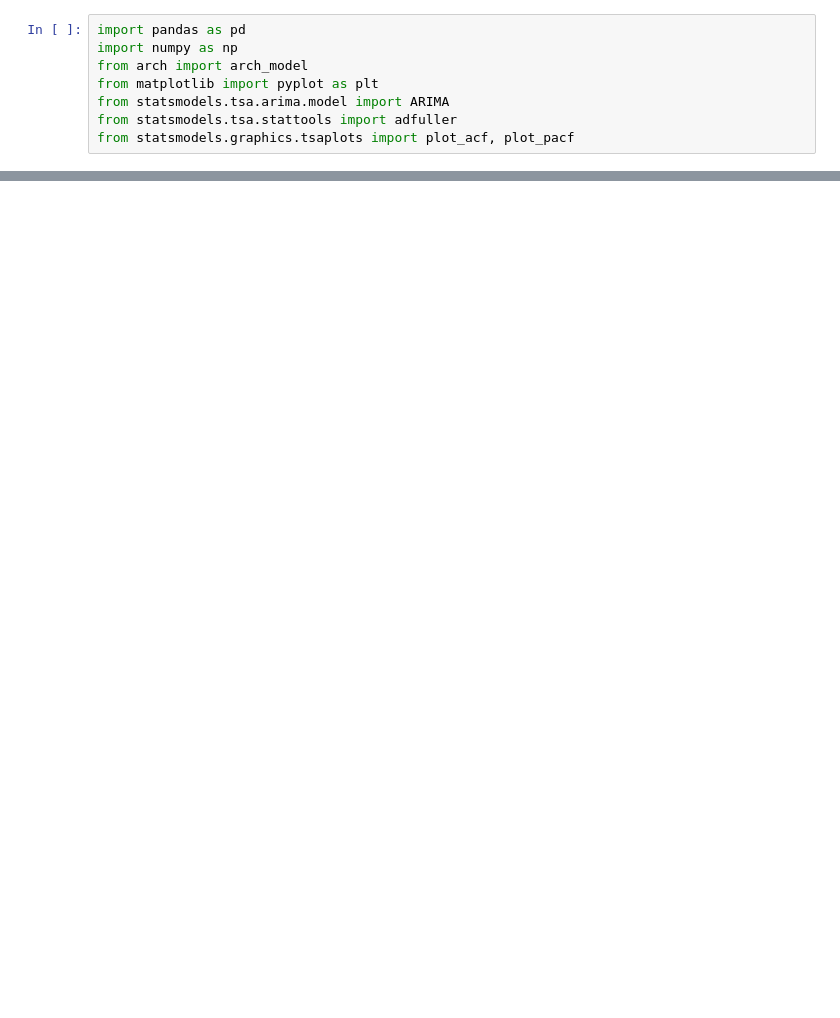
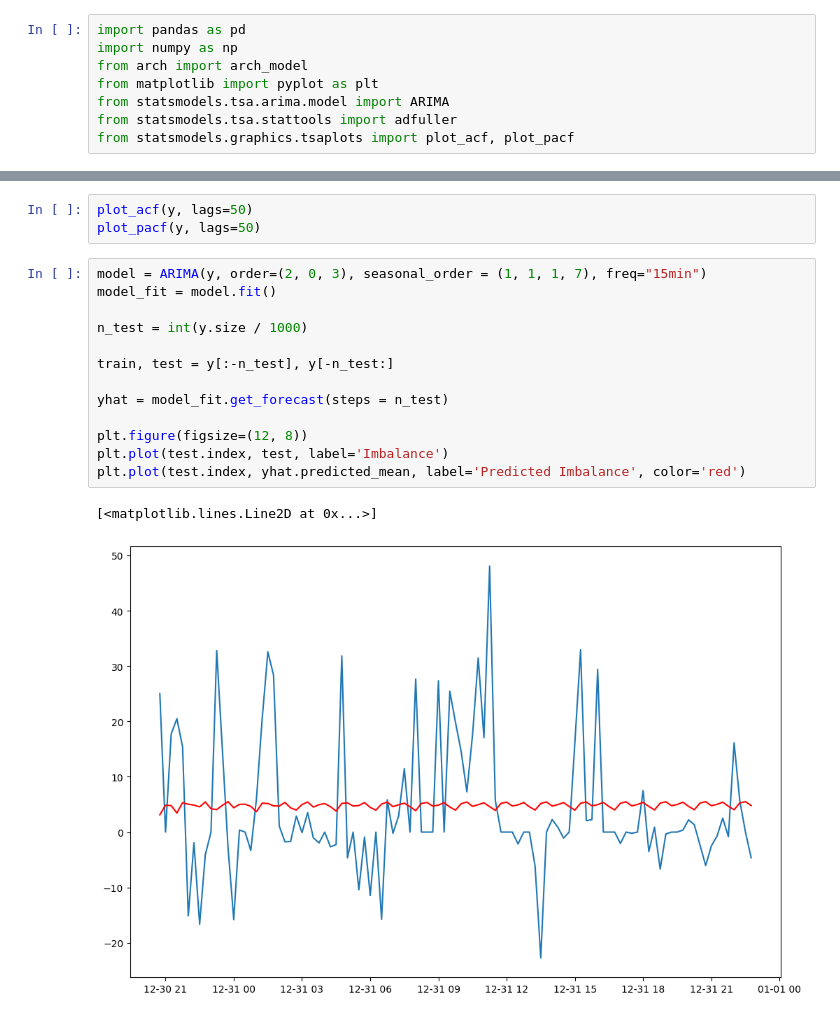
Before and after one commit to Uanra14/BESS_Revenue_Scenarios, a Jupyter notebook: imbalance_forecasting/arima_test.ipynb, the cells around one changed output, grey strips where cells are left out. Cells and saved outputs as stored; diff of their text form; blank space fills up the shorter version.

```diff
--- a/imbalance_forecasting/arima_test.ipynb
+++ b/imbalance_forecasting/arima_test.ipynb
@@ -68,0 +79,19 @@ plt.show()
+# %%
+plot_acf(y, lags=50)
+plot_pacf(y, lags=50)
+# %%
+model = ARIMA(y, order=(2, 0, 3), seasonal_order = (1, 1, 1, 7), freq="15min")
+model_fit = model.fit()
+
+n_test = int(y.size / 1000)
+
+train, test = y[:-n_test], y[-n_test:]
+
+yhat = model_fit.get_forecast(steps = n_test)
+
+plt.figure(figsize=(12, 8))
+plt.plot(test.index, test, label='Imbalance')
+plt.plot(test.index, yhat.predicted_mean, label='Predicted Imbalance', color='red')
+# %% [output]
+[<matplotlib.lines.Line2D at 0x...>]
+[figure, added]
```
Also changed, not shown: parts of 5 cells of this notebook.
